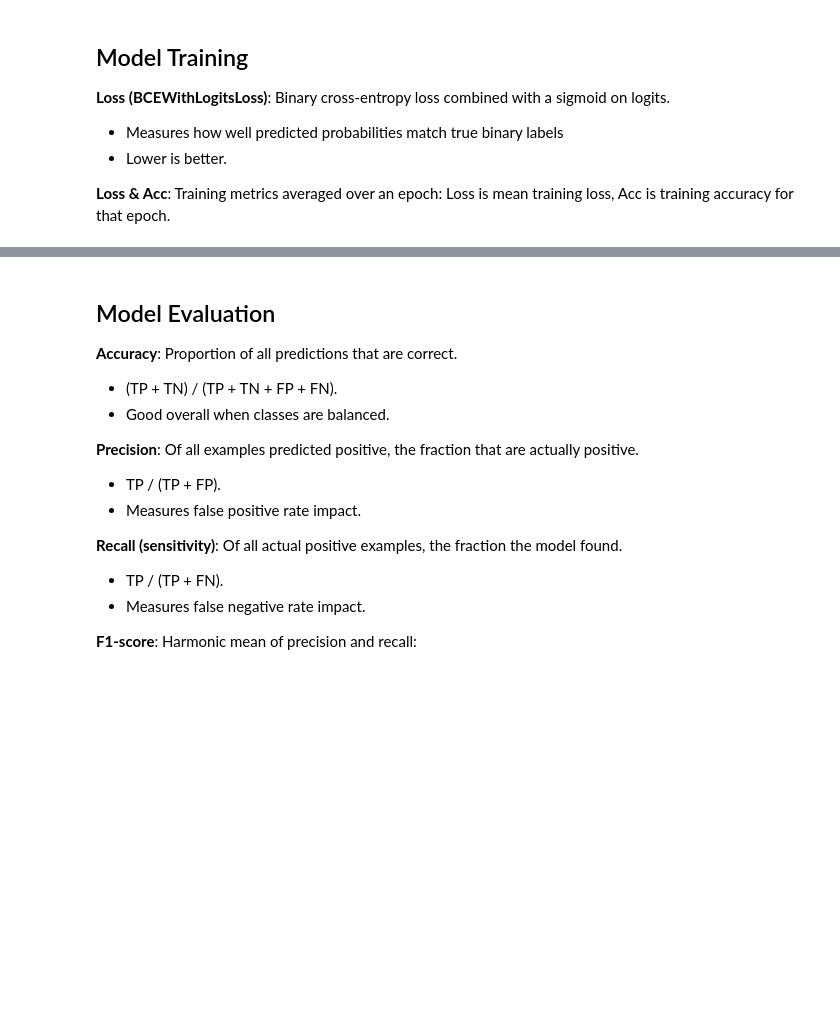
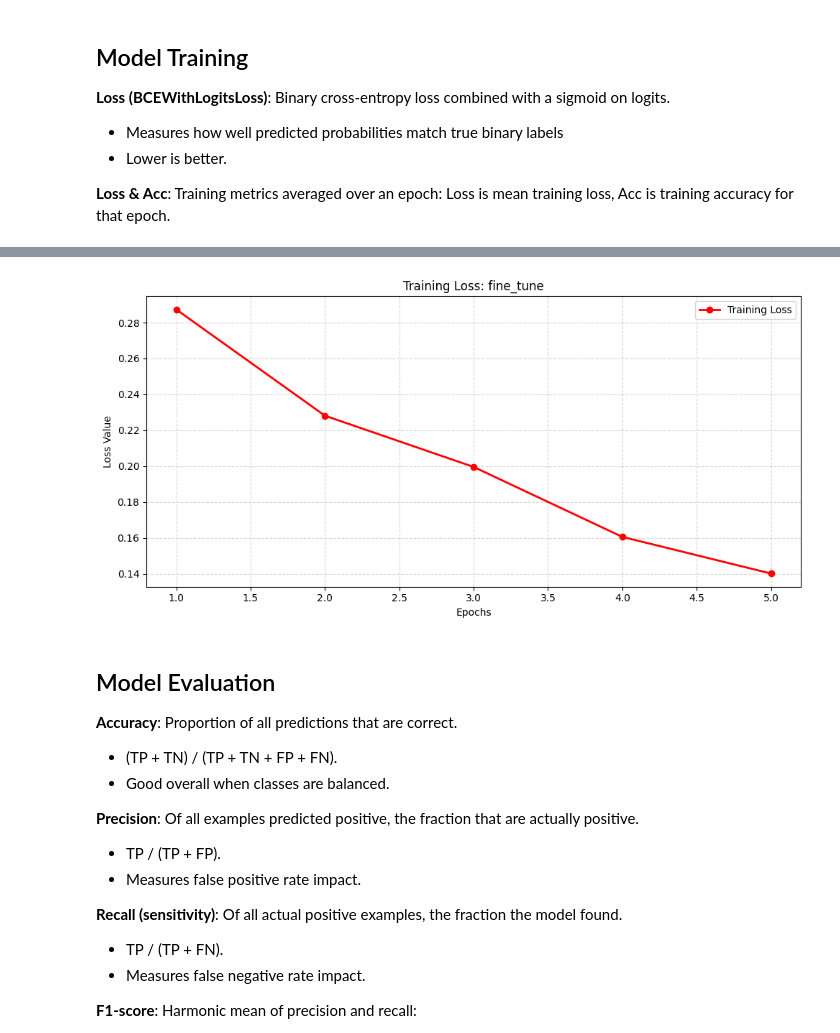
Before and after one commit to Mark-McNaught/ms-machine-learning-diagnosis, a Jupyter notebook: src/notebooks/Base-ResNet18-Model.ipynb, the cells around one changed output, grey strips where cells are left out. Cells and saved outputs as stored; diff of their text form; code cells hidden in the pictures; blank space fills up the shorter version.

```diff
--- a/src/notebooks/Base-ResNet18-Model.ipynb
+++ b/src/notebooks/Base-ResNet18-Model.ipynb
@@ -85,0 +104,5 @@ Epoch 15/15 - Loss: 0.2964 - Acc: 0.8728
+# %%
+# Fine-tuning phase - training entire model
+train_losses, train_accuracies = trainer.train_model(model, train_loader, config_name="fine_tune", train_configs=train_configs)
+trainer.plot(train_losses, train_accuracies, config_name="fine_tune")
+# %% [output]
@@ -86,3 +114,4 @@ Epoch 15/15 - Loss: 0.2964 - Acc: 0.8728
+[figure, added]
 # %% [markdown]
 ## Model Evaluation
 **Accuracy**: Proportion of all predictions that are correct.
```
Also changed, not shown: parts of 6 cells of this notebook, 6 other files.
